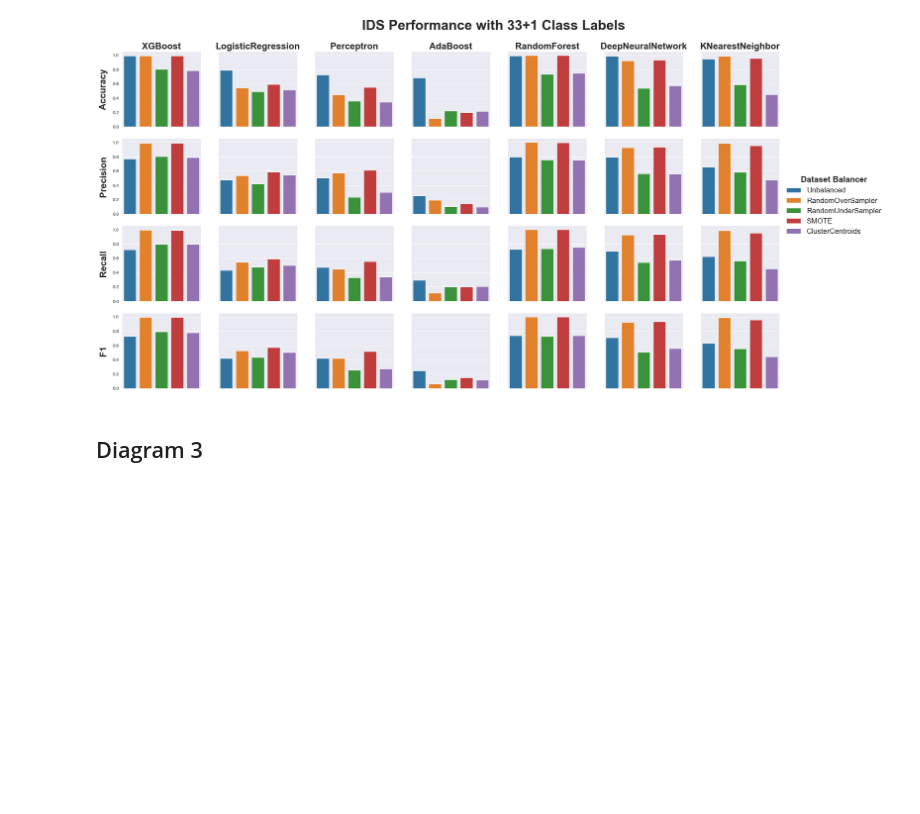
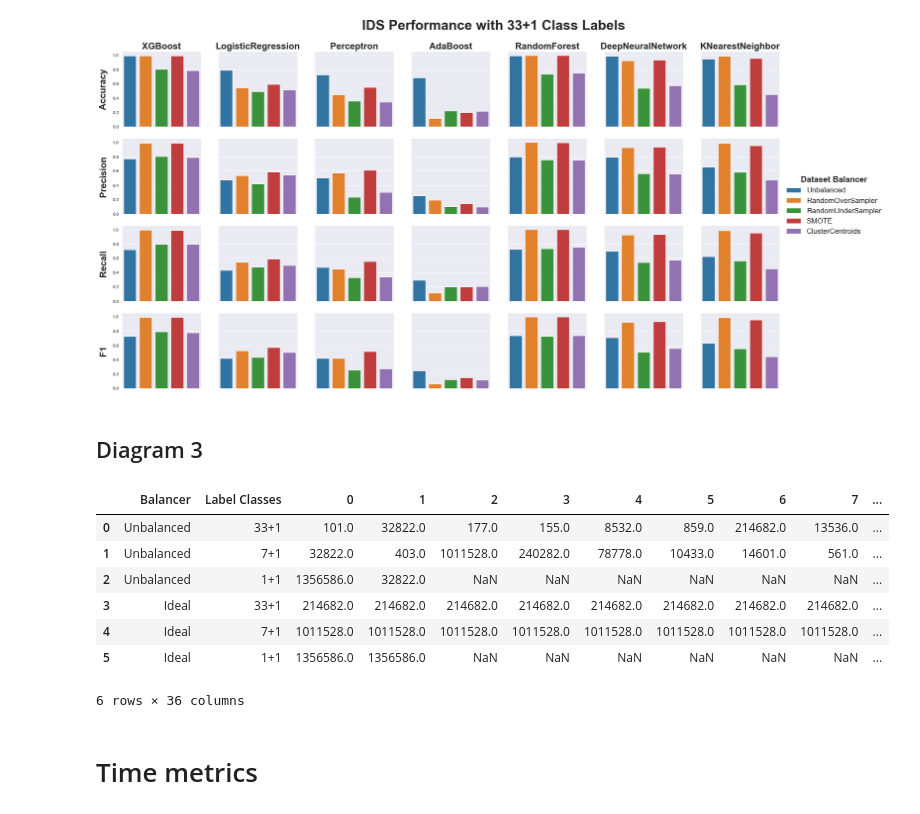
Before and after one commit to Keko787/Generating-a-Balanced-IoT-Cyber-Attack-Dataset-with-GAN-COIL-Collaboration-, a Jupyter notebook: graphs/results.ipynb, the cells around one changed output. Cells and saved outputs as stored; diff of their text form; code cells hidden in the pictures; blank space fills up the shorter version.

Commit message:
Added diagram 3 dataframe input, generation of ideally balanced dataframe class values.

```diff
--- a/graphs/results.ipynb
+++ b/graphs/results.ipynb
@@ -4,10 +4,10 @@ import matplotlib.pyplot as plt
 import seaborn as sns
 from IPython.display import display
 # %%
-
-
 sampler_metrics_rel_loc = '../classical_sampling_techniques/metrics/sampler_metrics.json'
 sampling_evaluator_metrics_rel_loc = '../classical_sampling_techniques/metrics/sampling_evaluator_metrics.json'
+sampling_label_counts_rel_loc = '../classical_sampling_techniques/metrics/sampling_label_counts.json'
 
 gan_metrics_rel_loc = ''
 gan_evaluator_metrics_rel_loc = ''
+gan_label_counts_rel_loc = ''
@@ -109,4 +85,38 @@ plt.show()
 # %% [markdown]
 ## Diagram 3
 # %%
-df_sampler =
+label_count_metrics = pd.read_json(sampling_label_counts_rel_loc, orient='index')
+label_count_metrics.rename(columns={'Sampler': 'Balancer'}, inplace=True)
+# Get rid of samplers
+label_count_metrics = label_count_metrics[label_count_metrics['Balancer'] == 'None']
+# Change 'None' Balancers to 'Unbalanced'
+label_count_metrics.loc[label_count_metrics['Balancer']=='None', 'Balancer'] = 'Unbalanced'
+
+if gan_label_counts_rel_loc:
+    gan_label_counts = pd.read_json(gan_label_counts_rel_loc, orient='index')
+    label_count_metrics = pd.concat([label_count_metrics, gan_label_counts], axis=1)
+
+classes = label_count_metrics['Label Classes'].unique().tolist()
+
+# Make an ideal with all classes balanced to the largest major class
+for i in range(3):
+    row = label_count_metrics.loc[i].copy()
+    labels = row.drop(['Balancer', 'Label Classes'])
+    major_class_value = labels.max()
+    balanced_labels = [major_class_value if label > 0 else None for label in labels.values ]
+    new_row_index = len(label_count_metrics)
+    new_row_values = ['Ideal', classes[i]] + balanced_labels
+    label_count_metrics.loc[len(label_count_metrics)] = new_row_values
+
+label_count_metrics
+# %% [output]
+|  | Balancer | Label Classes | 0 | 1 | 2 | 3 | 4 | 5 | 6 | 7 | ... |
+| 0 | Unbalanced | 33+1 | 101.0 | 32822.0 | 177.0 | 155.0 | 8532.0 | 859.0 | 214682.0 | 13536.0 | ... |
+| 1 | Unbalanced | 7+1 | 32822.0 | 403.0 | 1011528.0 | 240282.0 | 78778.0 | 10433.0 | 14601.0 | 561.0 | ... |
+| 2 | Unbalanced | 1+1 | 1356586.0 | 32822.0 | NaN | NaN | NaN | NaN | NaN | NaN | ... |
+| 3 | Ideal | 33+1 | 214682.0 | 214682.0 | 214682.0 | 214682.0 | 214682.0 | 214682.0 | 214682.0 | 214682.0 | ... |
+| 4 | Ideal | 7+1 | 1011528.0 | 1011528.0 | 1011528.0 | 1011528.0 | 1011528.0 | 1011528.0 | 1011528.0 | 1011528.0 | ... |
+| 5 | Ideal | 1+1 | 1356586.0 | 1356586.0 | NaN | NaN | NaN | NaN | NaN | NaN | ... |
+6 rows × 36 columns
+# %% [markdown]
+# Time metrics
```
Also changed, not shown: parts of 5 cells of this notebook.
